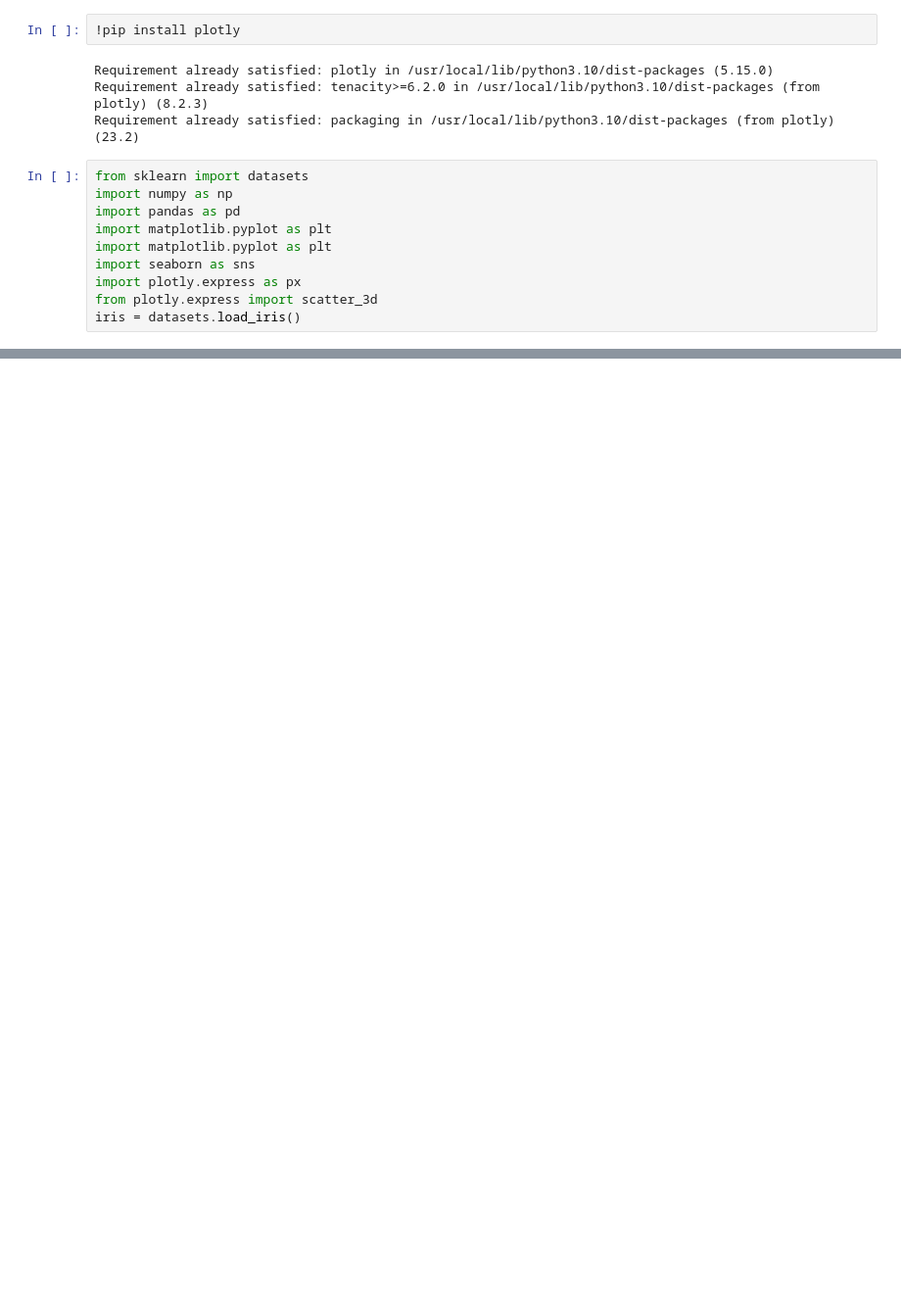
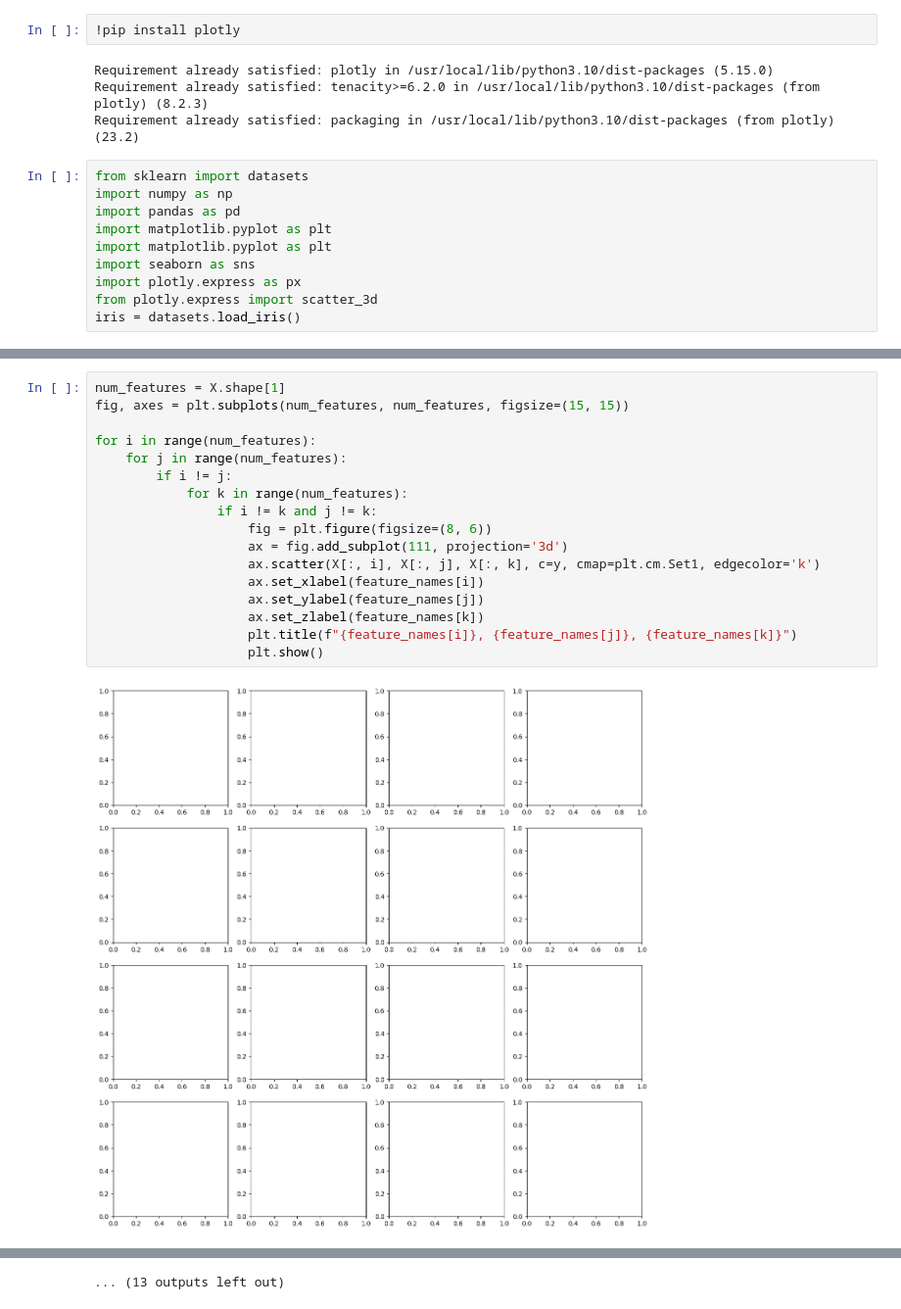
Before and after one commit to Is7ac/ML, a Jupyter notebook: lab1.ipynb, the cells around one changed output, grey strips where cells are left out. Shown at 98% size. Drawn from its saved outputs; the diff is of its cells as text; blank space fills up the shorter version.

```diff
--- a/lab1.ipynb
+++ b/lab1.ipynb
@@ -27,0 +58,19 @@ _ = ax.legend(scatter.legend_elements()[0], iris.target_names, loc="lower right"
+# %%
+num_features = X.shape[1]
+fig, axes = plt.subplots(num_features, num_features, figsize=(15, 15))
+
+for i in range(num_features):
+    for j in range(num_features):
+        if i != j:
+            for k in range(num_features):
+                if i != k and j != k:
+                    fig = plt.figure(figsize=(8, 6))
+                    ax = fig.add_subplot(111, projection='3d')
+                    ax.scatter(X[:, i], X[:, j], X[:, k], c=y, cmap=plt.cm.Set1, edgecolor='k')
+                    ax.set_xlabel(feature_names[i])
+                    ax.set_ylabel(feature_names[j])
+                    ax.set_zlabel(feature_names[k])
+                    plt.title(f"{feature_names[i]}, {feature_names[j]}, {feature_names[k]}")
+                    plt.show()
+# %% [output]
+[figure, added]
@@ -27,0 +88 @@ _ = ax.legend(scatter.legend_elements()[0], iris.target_names, loc="lower right"
+... (13 outputs left out)
```
Also changed, not shown: parts of 4 cells of this notebook.
